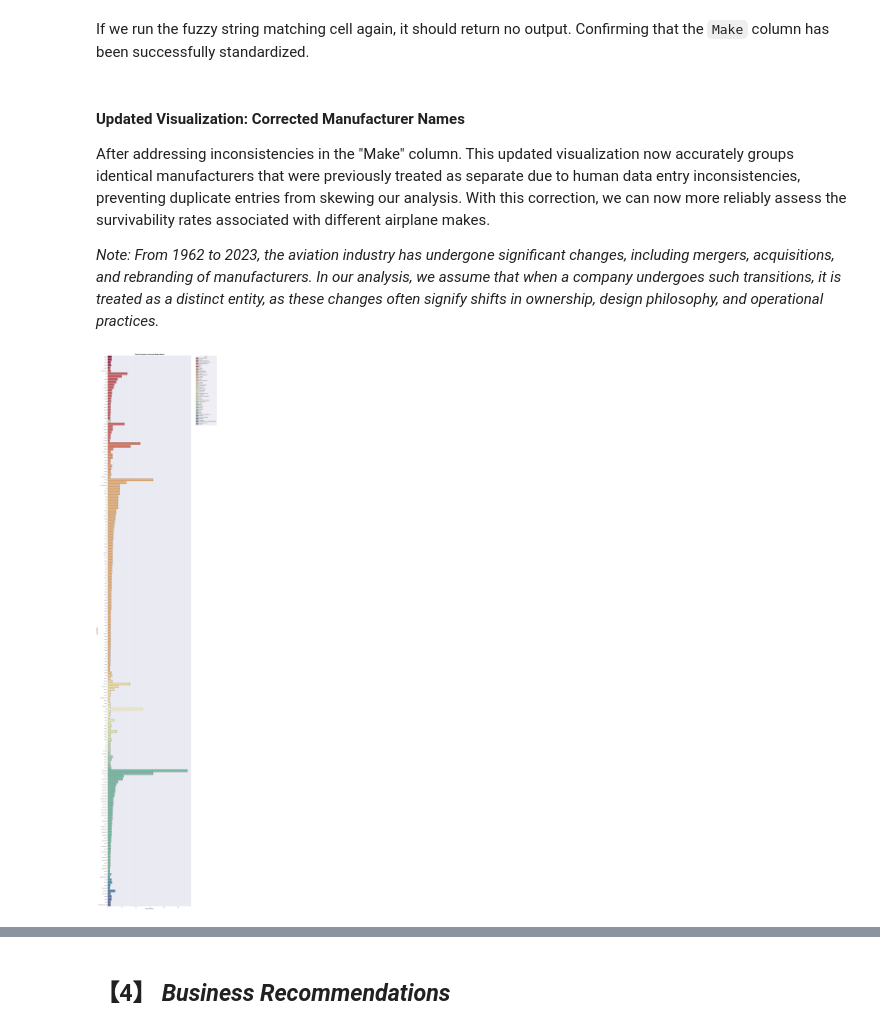
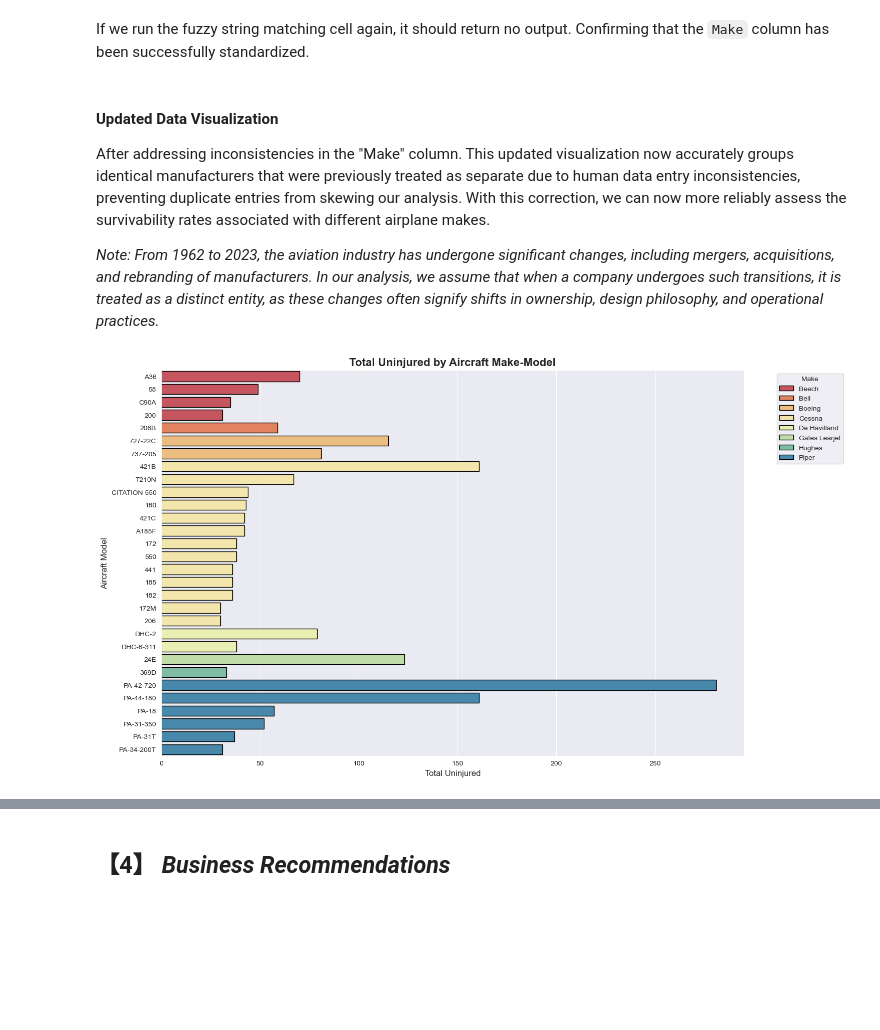
Before and after one commit to Tdoggie/phase-1-project, a Jupyter notebook: index.ipynb, the cells around one changed output, grey strips where cells are left out. Cells and saved outputs as stored; diff of their text form; code cells hidden in the pictures; blank space fills up the shorter version.

Commit message:
Finished second visualization and fine-tuned all markdown cells for data visualization section

```diff
--- a/index.ipynb
+++ b/index.ipynb
@@ -719,52 +727,38 @@ for key, group in make_groups.items():
     if len(group) > 1:
         print(f"Group: {group}")
 # %% [markdown]
-#### Updated Visualization: Corrected Manufacturer Names
+#### Updated Data Visualization
 
 After addressing inconsistencies in the "Make" column. This updated visualization now accurately groups identical manufacturers that were previously treated as separate due to human data entry inconsistencies, preventing duplicate entries from skewing our analysis. With this correction, we can now more reliably assess the survivability rates associated with different airplane makes.
 
 *Note: From 1962 to 2023, the aviation industry has undergone significant changes, including mergers, acquisitions, and rebranding of manufacturers. In our analysis, we assume that when a company undergoes such transitions, it is treated as a distinct entity, as these changes often signify shifts in ownership, design philosophy, and operational practices.*
 # %%
-# Apply Seaborn's grid style
 sns.set_style("darkgrid")
 
-# Aggregate total uninjured by Make and Model
-uninjured_data = df_clean.groupby(["Make", "Model"])["Total.Uninjured"].sum().reset_index()
+plt.figure(figsize=(15, 10))
 
-# Sort first by total uninjured (descending), then alphabetically by Make
-uninjured_data = uninjured_data.sort_values(by=["Total.Uninjured"], ascending=False).head(200)
-uninjured_data = uninjured_data.sort_values(by=["Make", "Total.Uninjured"], ascending=[True, False])
-
-# Set figure size
-plt.figure(figsize=(15, 100))
-
-# Create a distinct color palette for makes
 num_makes = uninjured_data["Make"].nunique()
 palette = sns.color_palette("Spectral", num_makes)
 
-# Create horizontal barplot
 sns.barplot(
     data=uninjured_data,
     y="Model",
     x="Total.Uninjured",
     hue="Make",
     palette=palette,
     edgecolor="black",
-    dodge=False  # Ensures models of the same make appear one after another
+    dodge=False
 )
 
-# Titles and labels
 plt.title("Total Uninjured by Aircraft Make-Model", fontsize=16, fontweight="bold")
 plt.xlabel("Total Uninjured", fontsize=12)
 plt.ylabel("Aircraft Model", fontsize=12)
 
-# Move legend outside the plot for better visibility
 plt.legend(title="Make", bbox_to_anchor=(1.05, 1), loc="upper left", fontsize=10)
 
-# Show plot
 plt.show()
 # %% [output]
-[figure, old version]
+[figure, new version]
 # %% [markdown]
 #### Insights from the Visualization
 
```
Also changed, not shown: parts of 13 cells of this notebook.
